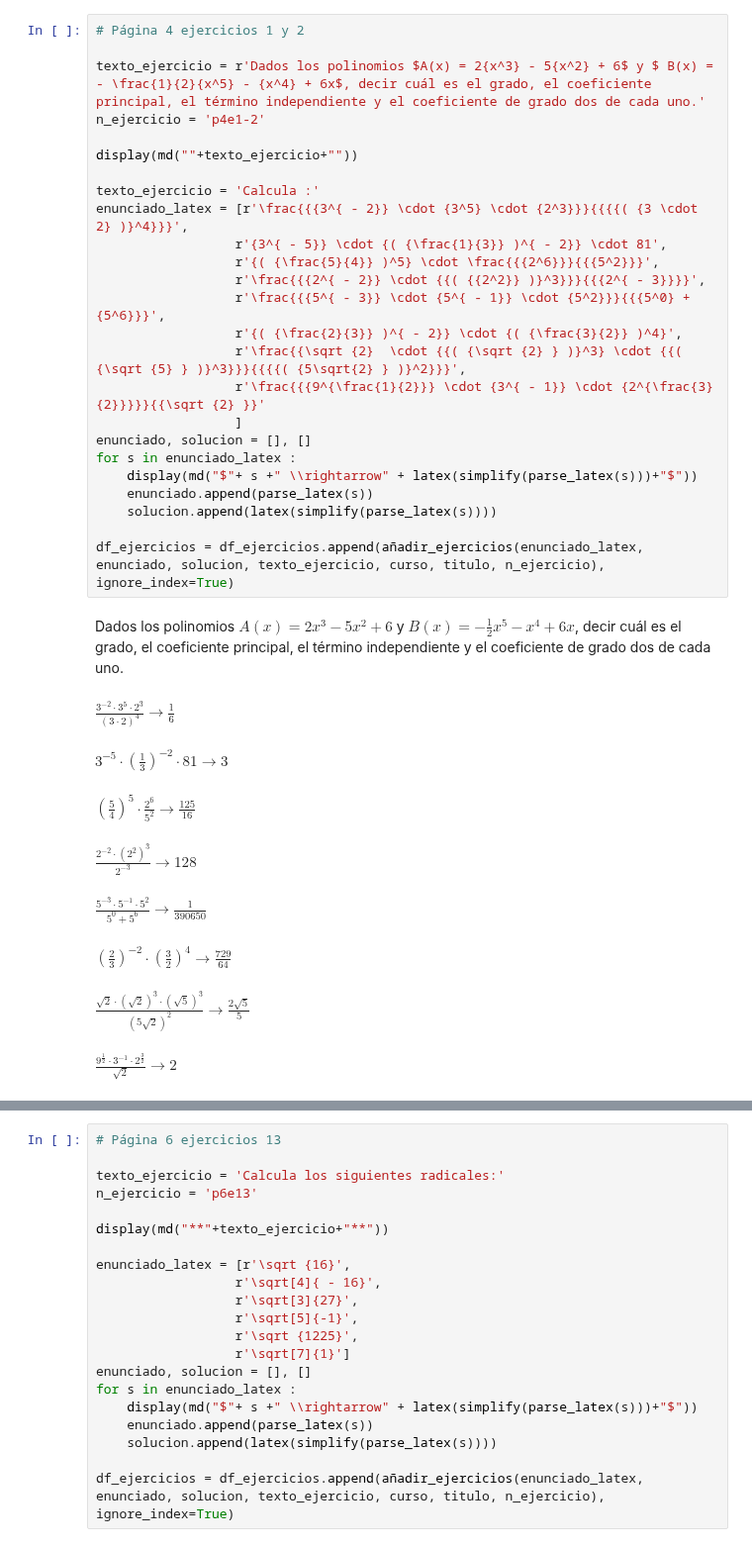
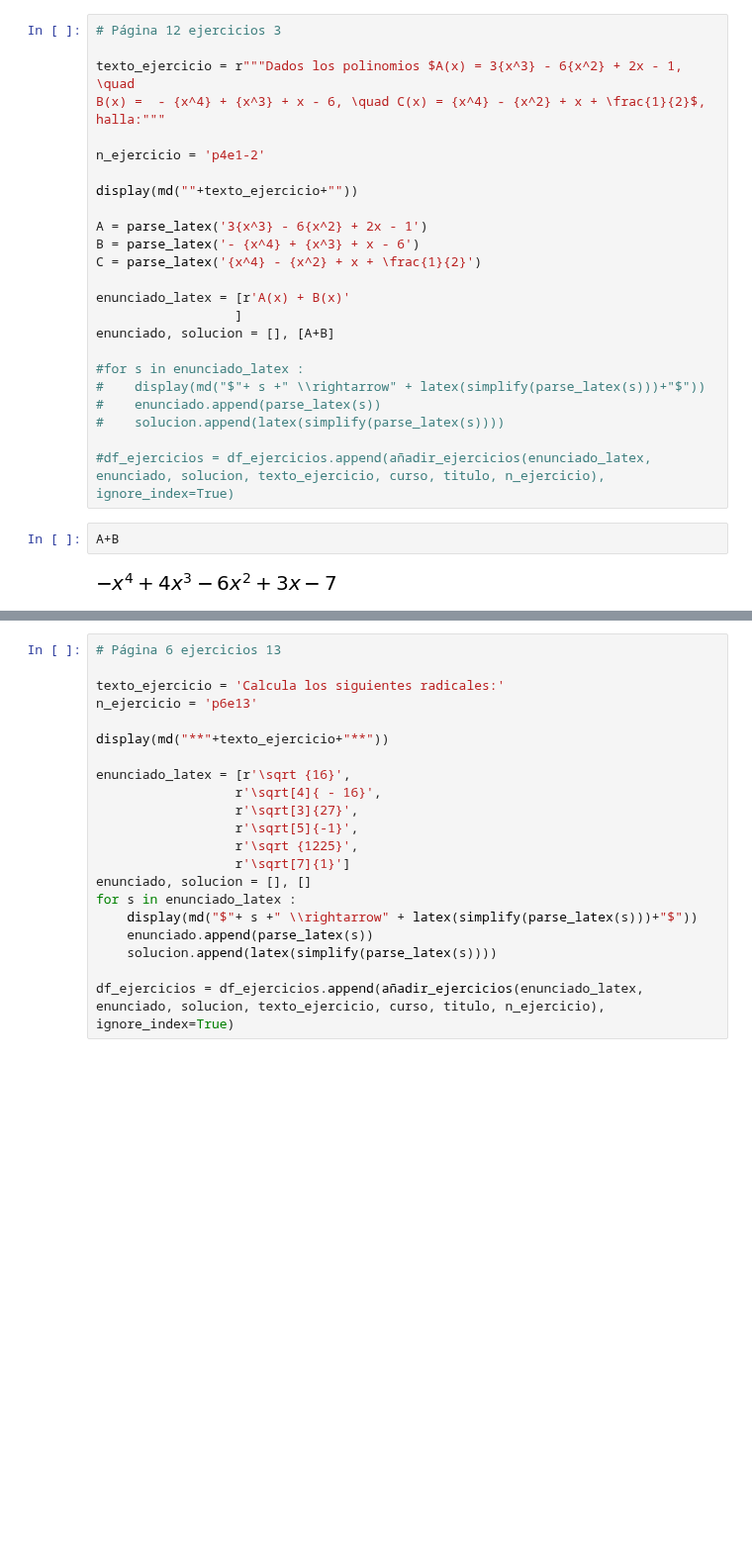
Before and after one commit to crdguez/mat1bac_cit, a Jupyter notebook: notebooks/4 Polinomios.ipynb, the cells around one changed output, grey strips where cells are left out. Shown at 99% size. Drawn from its saved outputs; the diff is of its cells as text; blank space fills up the shorter version.

```diff
--- a/notebooks/4 Polinomios.ipynb
+++ b/notebooks/4 Polinomios.ipynb
@@ -31,38 +31,31 @@ These commands were executed:
 >>> init_printing()
 
 Documentation can be found at http://docs.sympy.org/1.2/
-# %%
-# Página 4 ejercicios 1 y 2
-
-texto_ejercicio = r'Dados los polinomios $A(x) = 2{x^3} - 5{x^2} + 6$ y $ B(x) =  - \frac{1}{2}{x^5} - {x^4} + 6x$, decir cuál es el grado, el coeficiente principal, el término independiente y el coeficiente de grado dos de cada uno.'
-n_ejercicio = 'p4e1-2'
-
-display(md(""+texto_ejercicio+""))
-
-texto_ejercicio = 'Calcula :'
-enunciado_latex = [r'\frac{{{3^{ - 2}} \cdot {3^5} \cdot {2^3}}}{{{{( {3 \cdot 2} )}^4}}}',
-                  r'{3^{ - 5}} \cdot {( {\frac{1}{3}} )^{ - 2}} \cdot 81',
-                  r'{( {\frac{5}{4}} )^5} \cdot \frac{{{2^6}}}{{{5^2}}}',
-                  r'\frac{{{2^{ - 2}} \cdot {{( {{2^2}} )}^3}}}{{{2^{ - 3}}}}',
-                  r'\frac{{{5^{ - 3}} \cdot {5^{ - 1}} \cdot {5^2}}}{{{5^0} + {5^6}}}',
-                  r'{( {\frac{2}{3}} )^{ - 2}} \cdot {( {\frac{3}{2}} )^4}',
-                  r'\frac{{\sqrt {2}  \cdot {{( {\sqrt {2} } )}^3} \cdot {{( {\sqrt {5} } )}^3}}}{{{{( {5\sqrt{2} } )}^2}}}',
-                  r'\frac{{{9^{\frac{1}{2}}} \cdot {3^{ - 1}} \cdot {2^{\frac{3}{2}}}}}{{\sqrt {2} }}'
-                  ]
-enunciado, solucion = [], []
-for s in enunciado_latex :
-    display(md("$"+ s +" \\rightarrow" + latex(simplify(parse_latex(s)))+"$"))
-    enunciado.append(parse_latex(s))
-    solucion.append(latex(simplify(parse_latex(s))))
-
-df_ejercicios = df_ejercicios.append(añadir_ejercicios(enunciado_latex, enunciado, solucion, texto_ejercicio, curso, titulo, n_ejercicio), ignore_index=True)
-# %% [output]
-Dados los polinomios $A(x) = 2{x^3} - 5{x^2} + 6$ y $ B(x) =  - \frac{1}{2}{x^5} - {x^4} + 6x$, decir cuál es el grado, el coeficiente principal, el término independiente y el coeficiente de grado dos de cada uno.
-$\frac{{{3^{ - 2}} \cdot {3^5} \cdot {2^3}}}{{{{( {3 \cdot 2} )}^4}}} \rightarrow\frac{1}{6}$
-${3^{ - 5}} \cdot {( {\frac{1}{3}} )^{ - 2}} \cdot 81 \rightarrow3$
-${( {\frac{5}{4}} )^5} \cdot \frac{{{2^6}}}{{{5^2}}} \rightarrow\frac{125}{16}$
-$\frac{{{2^{ - 2}} \cdot {{( {{2^2}} )}^3}}}{{{2^{ - 3}}}} \rightarrow128$
-$\frac{{{5^{ - 3}} \cdot {5^{ - 1}} \cdot {5^2}}}{{{5^0} + {5^6}}} \rightarrow\frac{1}{390650}$
-${( {\frac{2}{3}} )^{ - 2}} \cdot {( {\frac{3}{2}} )^4} \rightarrow\frac{729}{64}$
-$\frac{{\sqrt {2}  \cdot {{( {\sqrt {2} } )}^3} \cdot {{( {\sqrt {5} } )}^3}}}{{{{( {5\sqrt{2} } )}^2}}} \rightarrow\frac{2 \sqrt{5}}{5}$
-$\frac{{{9^{\frac{1}{2}}} \cdot {3^{ - 1}} \cdot {2^{\frac{3}{2}}}}}{{\sqrt {2} }} \rightarrow2$
+# %%
+# Página 12 ejercicios 3
+
+texto_ejercicio = r"""Dados los polinomios $A(x) = 3{x^3} - 6{x^2} + 2x - 1, \quad
+B(x) =  - {x^4} + {x^3} + x - 6, \quad C(x) = {x^4} - {x^2} + x + \frac{1}{2}$, halla:"""
+
+n_ejercicio = 'p4e1-2'
+
+display(md(""+texto_ejercicio+""))
+
+A = parse_latex('3{x^3} - 6{x^2} + 2x - 1')
+B = parse_latex('- {x^4} + {x^3} + x - 6')
+C = parse_latex('{x^4} - {x^2} + x + \frac{1}{2}')
+
+enunciado_latex = [r'A(x) + B(x)'
+                  ]
+enunciado, solucion = [], [A+B]
+
+#for s in enunciado_latex :
+#    display(md("$"+ s +" \\rightarrow" + latex(simplify(parse_latex(s)))+"$"))
+#    enunciado.append(parse_latex(s))
+#    solucion.append(latex(simplify(parse_latex(s))))
+
+#df_ejercicios = df_ejercicios.append(añadir_ejercicios(enunciado_latex, enunciado, solucion, texto_ejercicio, curso, titulo, n_ejercicio), ignore_index=True)
+# %%
+A+B
+# %% [output]
+[figure, added]
```
Also changed, not shown: parts of 2 cells of this notebook.
